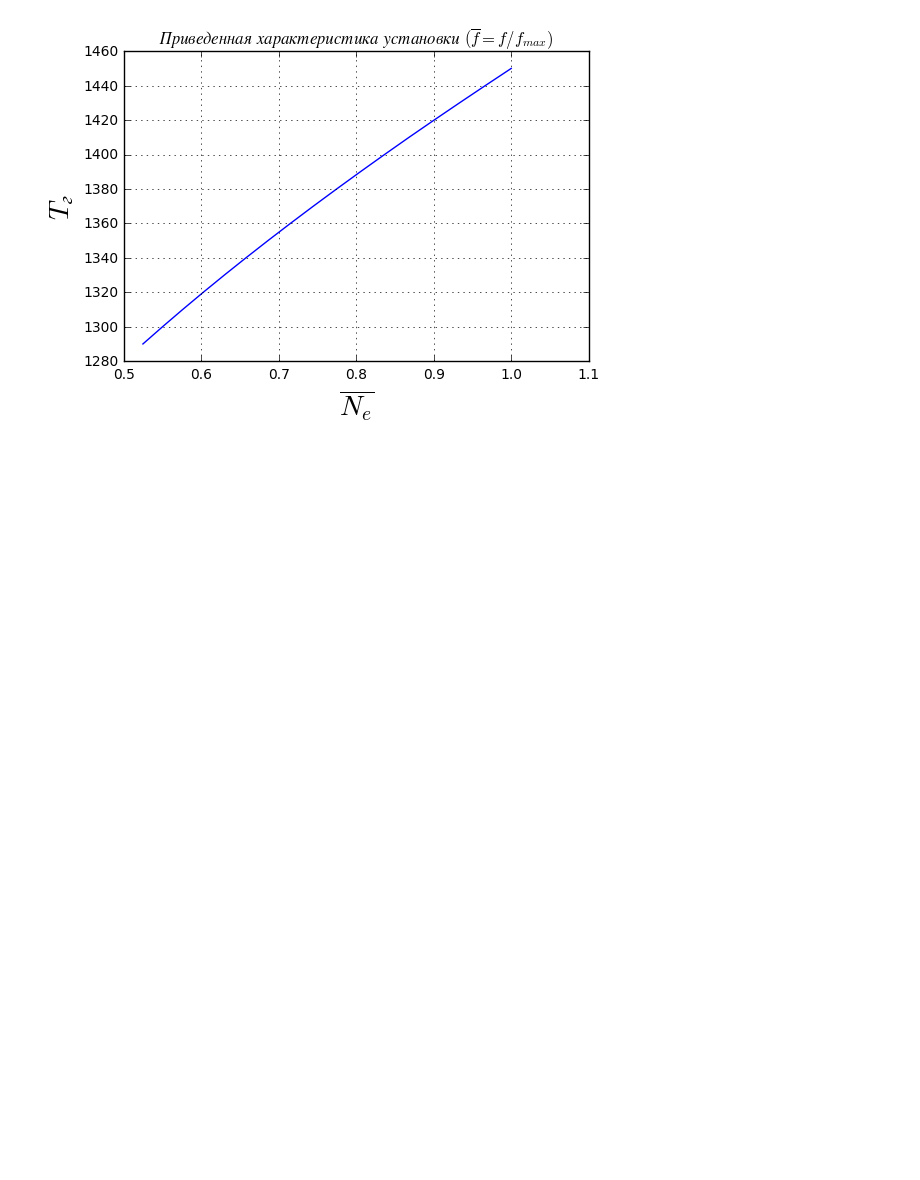
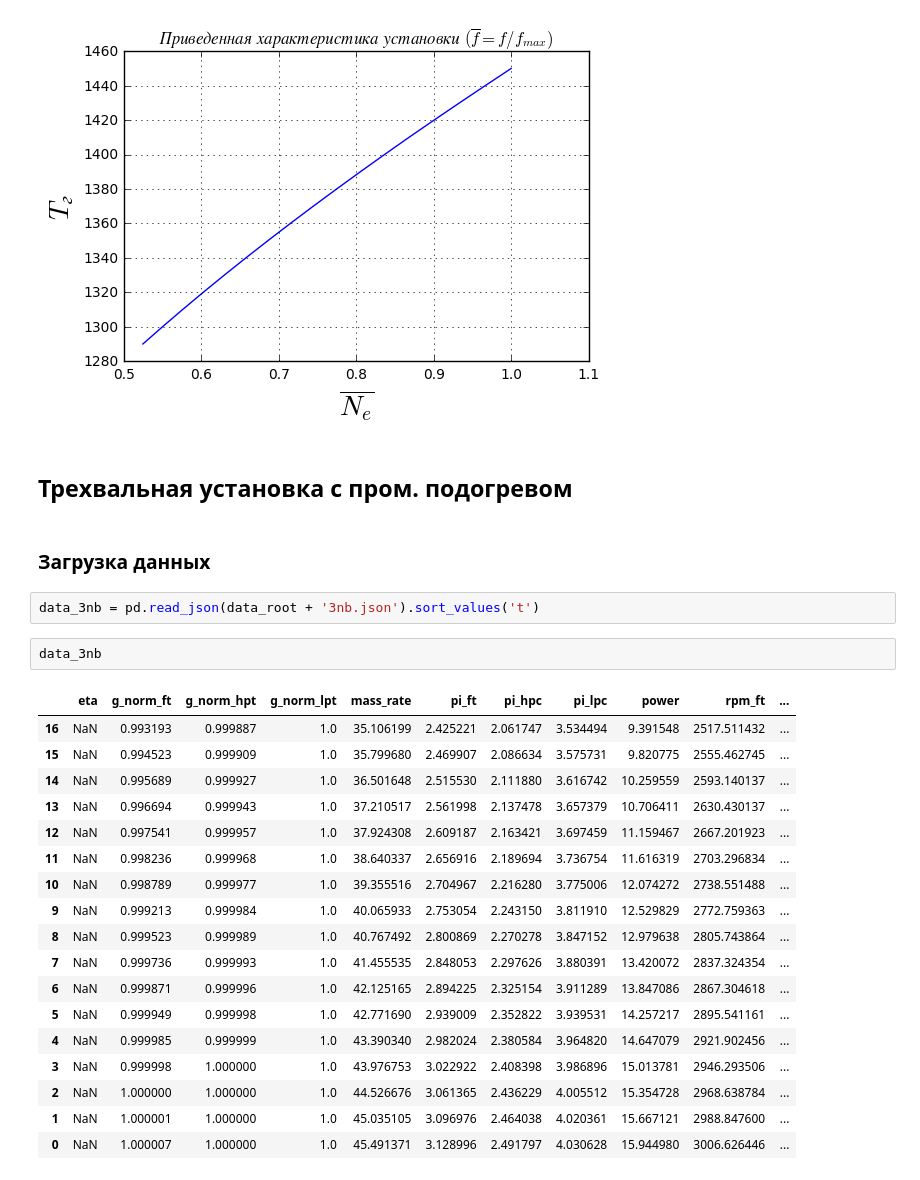
Before and after one commit to Sovianum/cooling-course-project, a Jupyter notebook: notebooks/article/Characteristics.ipynb, the cells around one changed output. Drawn from its saved outputs; the diff is of its cells as text; blank space fills up the shorter version.

```diff
--- a/notebooks/article/Characteristics.ipynb
+++ b/notebooks/article/Characteristics.ipynb
@@ -168,3 +168,30 @@ plot_characteristic(data_3n.power, data_3n.t, "$T_г$")
 plt.show()
 # %% [output]
 [figure]
+# %% [markdown]
+## Трехвальная установка с пром. подогревом
+# %% [markdown]
+### Загрузка данных
+# %%
+data_3nb = pd.read_json(data_root + '3nb.json').sort_values('t')
+# %%
+data_3nb
+# %% [output]
+|  | eta | g_norm_ft | g_norm_hpt | g_norm_lpt | mass_rate | pi_ft | pi_hpc | pi_lpc | power | rpm_ft | ... |
+| 16 | NaN | 0.993193 | 0.999887 | 1.0 | 35.106199 | 2.425221 | 2.061747 | 3.534494 | 9.391548 | 2517.511432 | ... |
+| 15 | NaN | 0.994523 | 0.999909 | 1.0 | 35.799680 | 2.469907 | 2.086634 | 3.575731 | 9.820775 | 2555.462745 | ... |
+| 14 | NaN | 0.995689 | 0.999927 | 1.0 | 36.501648 | 2.515530 | 2.111880 | 3.616742 | 10.259559 | 2593.140137 | ... |
+| 13 | NaN | 0.996694 | 0.999943 | 1.0 | 37.210517 | 2.561998 | 2.137478 | 3.657379 | 10.706411 | 2630.430137 | ... |
+| 12 | NaN | 0.997541 | 0.999957 | 1.0 | 37.924308 | 2.609187 | 2.163421 | 3.697459 | 11.159467 | 2667.201923 | ... |
+| 11 | NaN | 0.998236 | 0.999968 | 1.0 | 38.640337 | 2.656916 | 2.189694 | 3.736754 | 11.616319 | 2703.296834 | ... |
+| 10 | NaN | 0.998789 | 0.999977 | 1.0 | 39.355516 | 2.704967 | 2.216280 | 3.775006 | 12.074272 | 2738.551488 | ... |
+| 9 | NaN | 0.999213 | 0.999984 | 1.0 | 40.065933 | 2.753054 | 2.243150 | 3.811910 | 12.529829 | 2772.759363 | ... |
+| 8 | NaN | 0.999523 | 0.999989 | 1.0 | 40.767492 | 2.800869 | 2.270278 | 3.847152 | 12.979638 | 2805.743864 | ... |
+| 7 | NaN | 0.999736 | 0.999993 | 1.0 | 41.455535 | 2.848053 | 2.297626 | 3.880391 | 13.420072 | 2837.324354 | ... |
+| 6 | NaN | 0.999871 | 0.999996 | 1.0 | 42.125165 | 2.894225 | 2.325154 | 3.911289 | 13.847086 | 2867.304618 | ... |
+| 5 | NaN | 0.999949 | 0.999998 | 1.0 | 42.771690 | 2.939009 | 2.352822 | 3.939531 | 14.257217 | 2895.541161 | ... |
+| 4 | NaN | 0.999985 | 0.999999 | 1.0 | 43.390340 | 2.982024 | 2.380584 | 3.964820 | 14.647079 | 2921.902456 | ... |
+| 3 | NaN | 0.999998 | 1.000000 | 1.0 | 43.976753 | 3.022922 | 2.408398 | 3.986896 | 15.013781 | 2946.293506 | ... |
+| 2 | NaN | 1.000000 | 1.000000 | 1.0 | 44.526676 | 3.061365 | 2.436229 | 4.005512 | 15.354728 | 2968.638784 | ... |
+| 1 | NaN | 1.000001 | 1.000000 | 1.0 | 45.035105 | 3.096976 | 2.464038 | 4.020361 | 15.667121 | 2988.847600 | ... |
+| 0 | NaN | 1.000007 | 1.000000 | 1.0 | 45.491371 | 3.128996 | 2.491797 | 4.030628 | 15.944980 | 3006.626446 | ... |
```
Also changed, not shown: parts of 4 cells of this notebook, 10 other files.
